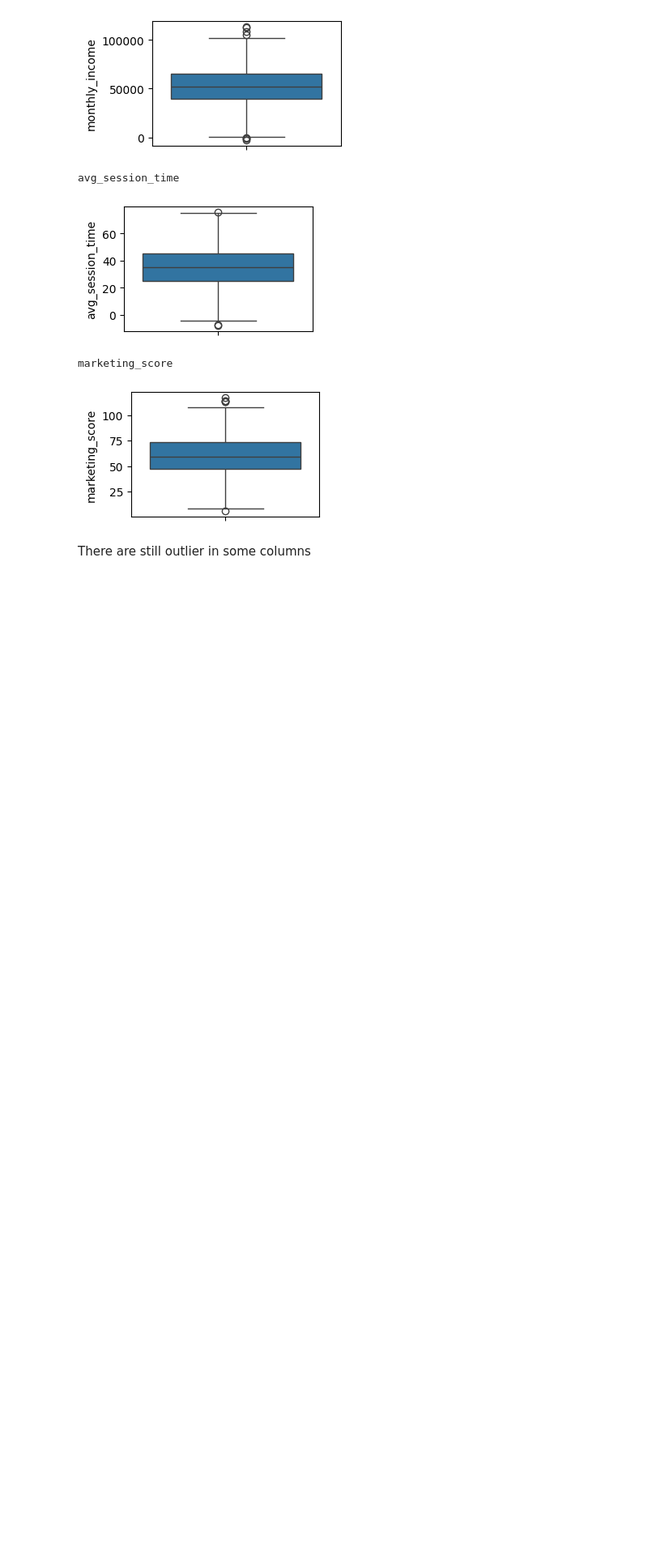
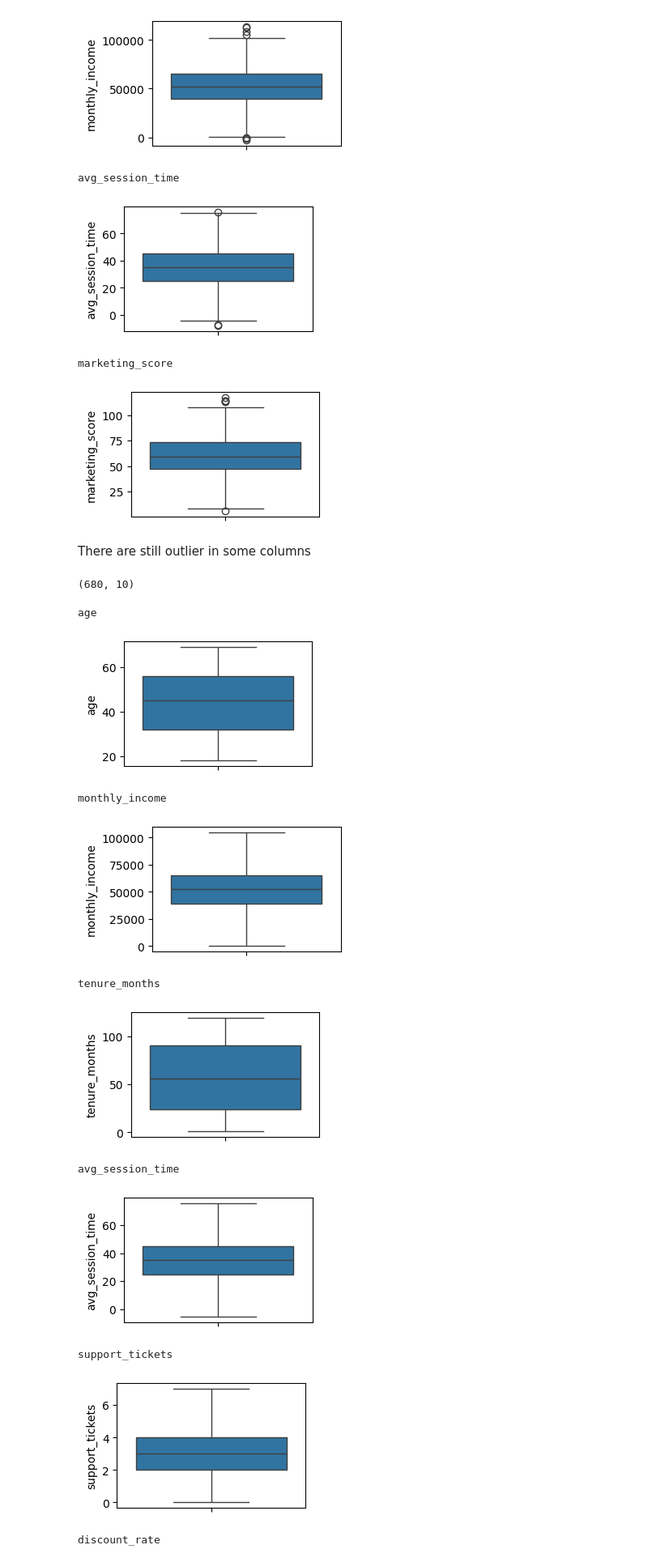
Before and after one commit to Md-Maruf-1727/Machine-Learning-Algorithms, a Jupyter notebook: Regularization (not a algorithm) technique/Customer sales prediction/code.ipynb, the cells around one changed output. Shown at 81% size. Cells and saved outputs as stored; diff of their text form; code cells hidden in the pictures; blank space fills up the shorter version.

```diff
--- a/Regularization (not a algorithm) technique/Customer sales prediction/code.ipynb
+++ b/Regularization (not a algorithm) technique/Customer sales prediction/code.ipynb
@@ -250,8 +250,8 @@ There are still outlier in some columns
 # %%
 # now we use boxplot
 def outlier3(df, col9):
-    q1 = df[col9].quantile()
-    q3 = df[col9].quantile()
+    q1 = df[col9].quantile(.25)
+    q3 = df[col9].quantile(.75)
 
     iqr = q3 - q1
 
@@ -260,10 +260,35 @@ def outlier3(df, col9):
 
     df[col9] = np.clip(df[col9], low_wh, up_wh)
     return df
+# %%
+sel_columns1 = df.drop(['customer_lifetime_value'], axis=1)
 # %%
 df_clean = df.copy()
 # %%
-for col10 in sel_columns:
+for col10 in sel_columns1:
     df_clean = outlier3(df_clean, col10)
 # %%
 df = df_clean.copy()
+# %%
+df.shape
+# %% [output]
+(680, 10)
+# %%
+#checking to see if the outlier has been removed.
+for col11 in sel_columns1:
+    print(col11)
+    plt.figure(figsize=(3,2))
+    sns.boxplot(df[col11])
+    plt.show()
+# %% [output]
+age
+[figure, added]
+monthly_income
+[figure, added]
+tenure_months
+[figure, added]
+avg_session_time
+[figure, added]
+support_tickets
+[figure, added]
+discount_rate
```
Also changed, not shown: parts of 2 cells of this notebook.
